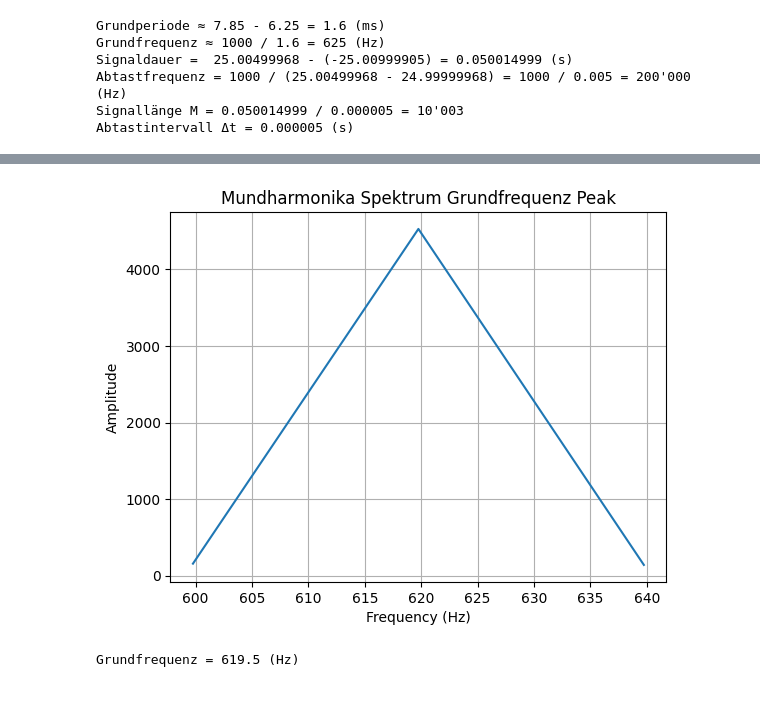
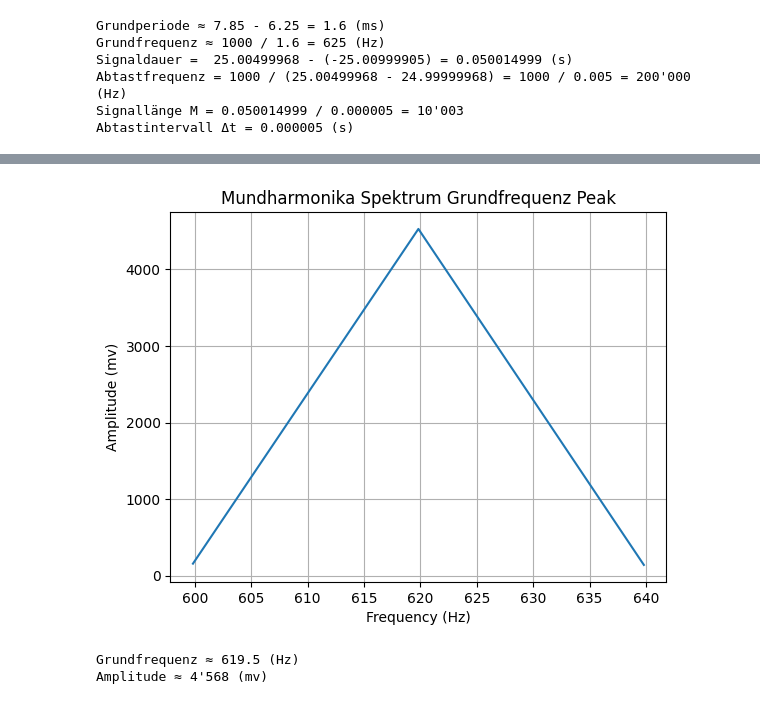
Before and after one commit to philippeZim/Signale_Systeme_Sensoren, a Jupyter notebook: Versuch3.ipynb, the cells around one changed output, grey strips where cells are left out. Saved outputs shown, nothing was run; the diff lists cells and outputs as text; code cells hidden in the pictures.

```diff
--- a/Versuch3.ipynb
+++ b/Versuch3.ipynb
@@ -61,0 +62,12 @@ plt.show()
+# %%
+waves = list(range(0, len(fft_values)))
+m = 10003.
+dt = 0.000005
+hz = [n / (m * dt)for n in waves]
+
+plt.plot(hz[:700], np.abs(fft_values[:700]))
+plt.xlabel("Frequenz (Hz)")
+plt.ylabel("Amplitude")
+plt.grid(True)
+plt.title("Mundharmonika Spektrum")
+plt.show()
@@ -62,13 +76,15 @@ plt.show()
 # %%
-plt.plot(frequencies[30:33], np.abs(fft_values[30:33]))
+plt.plot(hz[30:33], np.abs(fft_values[30:33]))
 plt.xlabel("Frequency (Hz)")
-plt.ylabel("Amplitude")
+plt.ylabel("Amplitude (mV)")
 plt.grid(True)
 plt.title("Mundharmonika Spektrum Grundfrequenz Peak")
 plt.show()
 
-print("Grundfrequenz = 619.5 (Hz)")
+print("Grundfrequenz ≈ 619.5 (Hz)")
+print("Amplitude ≈ 4'568 (mV)")
 # %% [output]
-[figure, old version]
+[figure, new version]
-Grundfrequenz = 619.5 (Hz)
+Grundfrequenz ≈ 619.5 (Hz)
+Amplitude ≈ 4'568 (mv)
 # %%
```
Also changed, not shown: parts of 9 cells of this notebook.
